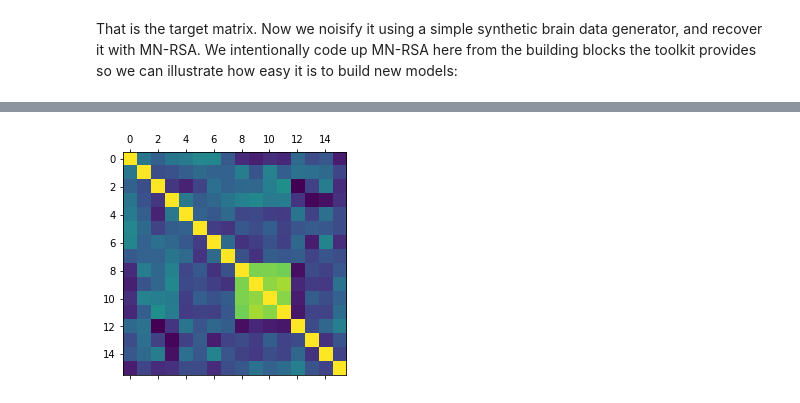
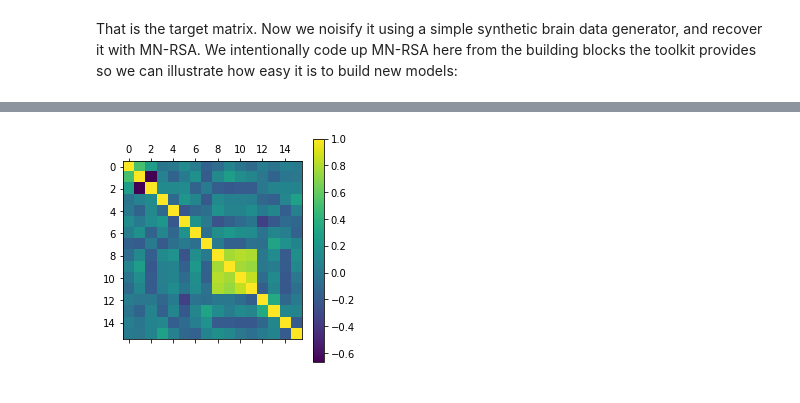
Before and after one commit to brainiak/brainiak, a Jupyter notebook: examples/matnormal/MN-RSA.ipynb, the cells around one changed output, grey strips where cells are left out. Saved outputs shown, nothing was run; the diff lists cells and outputs as text; code cells hidden in the pictures.

```diff
--- a/examples/matnormal/MN-RSA.ipynb
+++ b/examples/matnormal/MN-RSA.ipynb
@@ -99,6 +99,7 @@ Now we notice that we can still apply our cholesky-inverse-solve trick because t
 
 Now here is an example:
 # %%
+%load_ext nb_black
 import scipy
 from scipy.stats import norm
 from scipy.special import expit as inv_logit
@@ -106,22 +107,23 @@ import numpy as np
 from numpy.linalg import cholesky
 import matplotlib.pyplot as plt
 
+
 def rmn(rowcov, colcov):
     # generate random draws from a zero-mean matrix-normal distribution
     Z = norm.rvs(norm.rvs(size=(rowcov.shape[0], colcov.shape[0])))
-    return(cholesky(rowcov).dot(Z).dot(cholesky(colcov)))
+    return cholesky(rowcov).dot(Z).dot(cholesky(colcov))
 
 
 def make_ar1_with_lowrank_covmat(size, rank):
     """ Generate a random covariance that is AR1 with added low rank structure
     """
     sigma = np.abs(norm.rvs())
-    rho = np.random.uniform(-1,0)
-    offdiag_template = scipy.linalg.toeplitz(np.r_[0, 1, np.zeros(size-2)])
-    diag_template = np.diag(np.r_[0,np.ones(size-2),0])
+    rho = np.random.uniform(-1, 0)
+    offdiag_template = scipy.linalg.toeplitz(np.r_[0, 1, np.zeros(size - 2)])
+    diag_template = np.diag(np.r_[0, np.ones(size - 2), 0])
     I = np.eye(size)
 
-    prec_matrix = (I - rho * offdiag_template + rho**2 * diag_template) / (sigma**2)
+    prec_matrix = (I - rho * offdiag_template + rho ** 2 * diag_template) / (sigma ** 2)
     lowrank_matrix = norm.rvs(size=(size, rank))
     return np.linalg.inv(prec_matrix) + lowrank_matrix.dot(lowrank_matrix.T)
 
@@ -133,7 +135,7 @@ def gen_data(n_T, n_V, space_cov, time_cov):
     U = np.eye(n_C) * 0.6
     U[8:12, 8:12] = 0.8
     for cond in range(8, 12):
-        U[cond,cond] = 1
+        U[cond, cond] = 1
 
     beta = rmn(U, space_cov)
 
@@ -144,6 +146,7 @@ def gen_data(n_T, n_V, space_cov, time_cov):
     Y = Y_hat + rmn(time_cov, space_cov)
 
     return beta, X, Y, U
+
 
 n_T = 100
 n_V = 80
@@ -163,48 +167,56 @@ plt.matshow(true_U)
 That is the target matrix. Now we noisify it using a simple synthetic brain data generator, and recover it with MN-RSA. We intentionally code up MN-RSA here from the building blocks the toolkit provides so we can illustrate how easy it is to build new models:
 # %%
 import tensorflow as tf
-from brainiak.matnormal.covs import (CovDiagonal, CovAR1,
-                                     CovUnconstrainedInvCholesky)
+from brainiak.matnormal.covs import CovDiagonal, CovAR1, CovUnconstrainedCholesky
 from brainiak.utils.utils import cov2corr
+from brainiak.matnormal.utils import (
+    make_val_and_grad,
+    pack_trainable_vars,
+    unpack_trainable_vars,
+    unflatten_cholesky_unique,
+)
 from brainiak.matnormal.matnormal_likelihoods import matnorm_logp_marginal_row
-from tensorflow.contrib.opt import ScipyOptimizerInterface
+from scipy.optimize import minimize
 
 space_cov = CovDiagonal(size=n_V)
 time_cov = CovAR1(size=n_T)
-rsa_cov = CovUnconstrainedInvCholesky(size=n_C)
 
-# inputs into TF
-X = tf.constant(true_X)
-Y = tf.constant(true_Y)
+rsa_cov = CovUnconstrainedCholesky(size=n_C)
 
-params = rsa_cov.get_optimize_vars() +\
-         time_cov.get_optimize_vars() +\
-         space_cov.get_optimize_vars()
-
-# tf session
-sess = tf.Session()
-
-# initialize
-sess.run(tf.global_variables_initializer())
+params = (
+    rsa_cov.get_optimize_vars()
+    + time_cov.get_optimize_vars()
+    + space_cov.get_optimize_vars()
+)
 
 # construct loss (marginal likelihood constructed automatically)
-loss = -(time_cov.logp +
-         space_cov.logp +
-         rsa_cov.logp +
-         matnorm_logp_marginal_row(Y,
-            row_cov=time_cov,
-            col_cov=space_cov,
-            marg=X, marg_cov=rsa_cov))
-
-# tie into scipy's optimizers
-optimizer = ScipyOptimizerInterface(loss,
-                                    var_list=params,
-                                    method="L-BFGS-B")
+# note that params are ignored by this function but implicitly
+# tracked by tf.GradientTape, and the remaining inputs are
+# embedded via the closure mechanism
+def loss(params):
+    return -(
+        time_cov.logp
+        + space_cov.logp
+        + rsa_cov.logp
+        + matnorm_logp_marginal_row(
+            true_Y, row_cov=time_cov, col_cov=space_cov, marg=true_X, marg_cov=rsa_cov
+        )
+    )
 
 
-optimizer.minimize(sess)
+val_and_grad = make_val_and_grad(lossfn=loss, train_vars=params)
 
-U = rsa_cov.Sigma.eval(session=sess)
+x0 = pack_trainable_vars(params)
+
+opt_results = minimize(fun=val_and_grad, x0=x0, jac=True, method="L-BFGS-B")
+
+fit_params = unpack_trainable_vars(opt_results.x, params)
+
+for var, val in zip(params, fit_params):
+    var.assign(val)
+
+U = rsa_cov._cov.numpy()
 C = cov2corr(U)
 plt.matshow(C)
+plt.colorbar()
 # %% [output]
@@ -217 +224 @@ INFO:tensorflow:Optimization terminated with:
-[figure, old version]
+[figure, new version]
```
Also changed, not shown: parts of 4 cells of this notebook.
